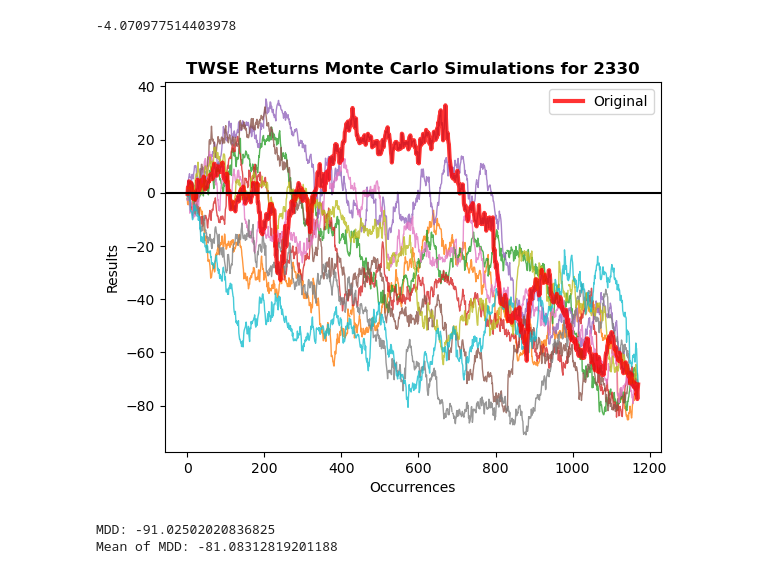
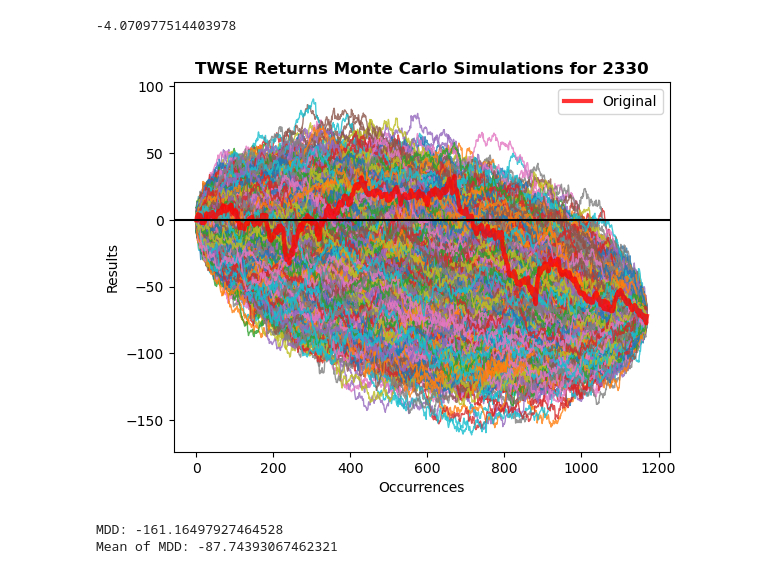
Before and after one commit to pan93412/nkust-homework, a Jupyter notebook: semester-3/finance/finance.ipynb, the cells around one changed output. Cells and saved outputs as stored; diff of their text form; code cells hidden in the pictures.

```diff
--- a/semester-3/finance/finance.ipynb
+++ b/semester-3/finance/finance.ipynb
@@ -227,13 +274,13 @@ norm.ppf(0.05, simpleret.mean(), simpleret.std())
 # %%
 import pandas_montecarlo
 
 # 蒙地卡羅法
 stock_code = 2330
 simpleret = single_period_return(stock_code)
-mc = simpleret.montecarlo(sims=10, bust=-0.1, goal=1)
+mc = simpleret.montecarlo(sims=5000, bust=-0.1, goal=1)
 mc.plot(title=f"TWSE Returns Monte Carlo Simulations for {stock_code}")
 # %% [output]
-[figure, old version]
+[figure, new version]
 # %%
 # 最大交易虧損 MDD
 print("MDD:", mc.stats['maxdd'])
@@ -241,8 +288,8 @@ print("MDD:", mc.stats['maxdd'])
 # 最大交易虧損 MDD 的統計量
 print("Mean of MDD:", mc.maxdd['mean'])
 # %% [output]
-MDD: -91.02502020836825
-Mean of MDD: -81.08312819201188
+MDD: -161.16497927464528
+Mean of MDD: -87.74393067462321
 # %% [markdown]
 ## homework 2
 
```
Also changed, not shown: parts of 5 cells of this notebook, 2 other files.
